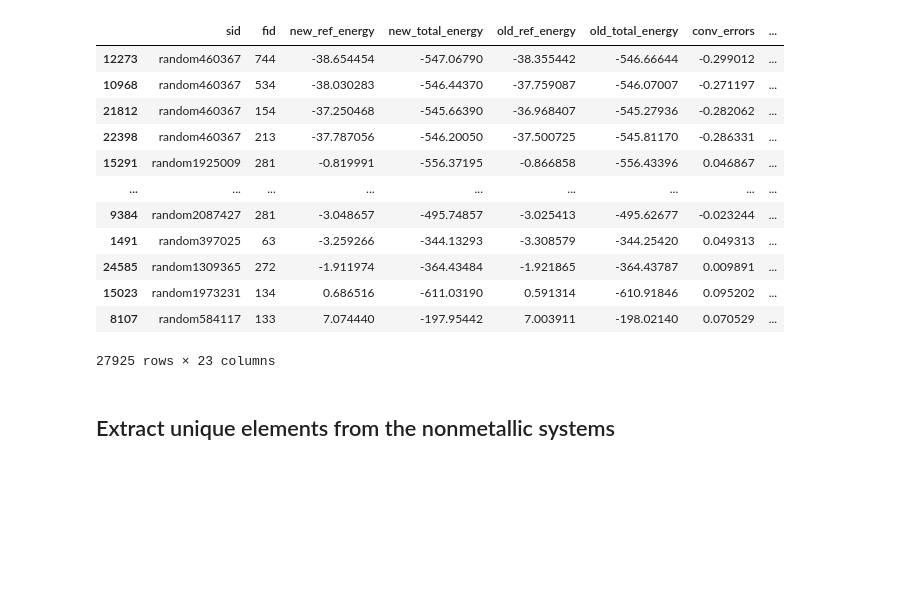
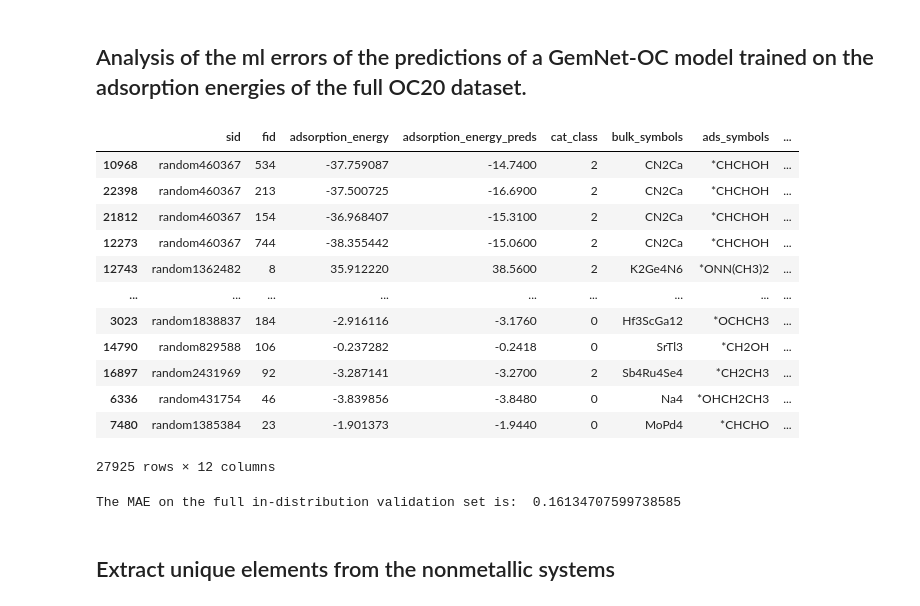
Before and after one commit to kareem-Abdelmaqsoud/error_imbalance_mlps, a Jupyter notebook: per_element_error_distribution.ipynb, the cells around one changed output. Drawn from its saved outputs; the diff is of its cells as text; code cells hidden in the pictures; blank space fills up the shorter version.

```diff
--- a/per_element_error_distribution.ipynb
+++ b/per_element_error_distribution.ipynb
@@ -7,24 +7,3 @@ from tqdm import tqdm
 import re
 import warnings
 warnings.filterwarnings("ignore")
-# %%
-df_val = pd.read_csv("ref_pred_df_val_30k.csv", index_col=0)
-df_val["old_abs_ml_errors"] = np.abs(df_val["old_ml_errors"])
-df_val.sort_values(by=['old_abs_ml_errors'], inplace=True, ascending=False)
-# rename column "surface_anomaly" to "surface_reconstruction"
-df_val.rename(columns={"surface_anomaly": "surface_reconstruction"}, inplace=True)
-df_val
-# %% [output]
-|  | sid | fid | new_ref_energy | new_total_energy | old_ref_energy | old_total_energy | conv_errors | ... |
-| 12273 | random460367 | 744 | -38.654454 | -547.06790 | -38.355442 | -546.66644 | -0.299012 | ... |
-| 10968 | random460367 | 534 | -38.030283 | -546.44370 | -37.759087 | -546.07007 | -0.271197 | ... |
-| 21812 | random460367 | 154 | -37.250468 | -545.66390 | -36.968407 | -545.27936 | -0.282062 | ... |
-| 22398 | random460367 | 213 | -37.787056 | -546.20050 | -37.500725 | -545.81170 | -0.286331 | ... |
-| 15291 | random1925009 | 281 | -0.819991 | -556.37195 | -0.866858 | -556.43396 | 0.046867 | ... |
-| ... | ... | ... | ... | ... | ... | ... | ... | ... |
-| 9384 | random2087427 | 281 | -3.048657 | -495.74857 | -3.025413 | -495.62677 | -0.023244 | ... |
-| 1491 | random397025 | 63 | -3.259266 | -344.13293 | -3.308579 | -344.25420 | 0.049313 | ... |
-| 24585 | random1309365 | 272 | -1.911974 | -364.43484 | -1.921865 | -364.43787 | 0.009891 | ... |
-| 15023 | random1973231 | 134 | 0.686516 | -611.03190 | 0.591314 | -610.91846 | 0.095202 | ... |
-| 8107 | random584117 | 133 | 7.074440 | -197.95442 | 7.003911 | -198.02140 | 0.070529 | ... |
-27925 rows × 23 columns
@@ -31,3 +13,28 @@ df_val
+# %% [markdown]
+## Analysis of the ml errors of the predictions of a GemNet-OC model trained on the adsorption energies of the full OC20 dataset.
+# %%
+df_val = pd.read_csv("gemnet_oc_all_val_30k_preds.csv", index_col=0)
+df_val["ml_errors"] = df_val["adsorption_energy"] - df_val["adsorption_energy_preds"]
+df_val["abs_ml_errors"] = np.abs(df_val["ml_errors"])
+df_val
+# %% [output]
+|  | sid | fid | adsorption_energy | adsorption_energy_preds | cat_class | bulk_symbols | ads_symbols | ... |
+| 10968 | random460367 | 534 | -37.759087 | -14.7400 | 2 | CN2Ca | *CHCHOH | ... |
+| 22398 | random460367 | 213 | -37.500725 | -16.6900 | 2 | CN2Ca | *CHCHOH | ... |
+| 21812 | random460367 | 154 | -36.968407 | -15.3100 | 2 | CN2Ca | *CHCHOH | ... |
+| 12273 | random460367 | 744 | -38.355442 | -15.0600 | 2 | CN2Ca | *CHCHOH | ... |
+| 12743 | random1362482 | 8 | 35.912220 | 38.5600 | 2 | K2Ge4N6 | *ONN(CH3)2 | ... |
+| ... | ... | ... | ... | ... | ... | ... | ... | ... |
+| 3023 | random1838837 | 184 | -2.916116 | -3.1760 | 0 | Hf3ScGa12 | *OCHCH3 | ... |
+| 14790 | random829588 | 106 | -0.237282 | -0.2418 | 0 | SrTl3 | *CH2OH | ... |
+| 16897 | random2431969 | 92 | -3.287141 | -3.2700 | 2 | Sb4Ru4Se4 | *CH2CH3 | ... |
+| 6336 | random431754 | 46 | -3.839856 | -3.8480 | 0 | Na4 | *OHCH2CH3 | ... |
+| 7480 | random1385384 | 23 | -1.901373 | -1.9440 | 0 | MoPd4 | *CHCHO | ... |
+27925 rows × 12 columns
+# %%
+print("The MAE on the full in-distribution validation set is: ", df_val["abs_ml_errors"].mean())
+# %% [output]
+The MAE on the full in-distribution validation set is:  0.16134707599738585
 # %% [markdown]
 ## Extract unique elements from the nonmetallic systems
 # %%
```
Also changed, not shown: parts of 4 cells of this notebook, 33 other files.
